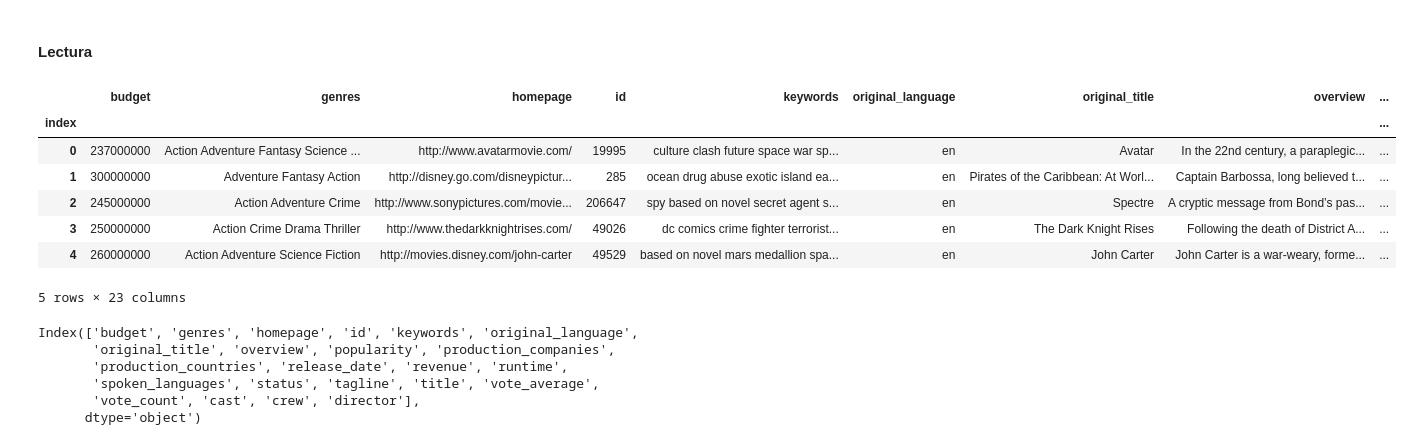
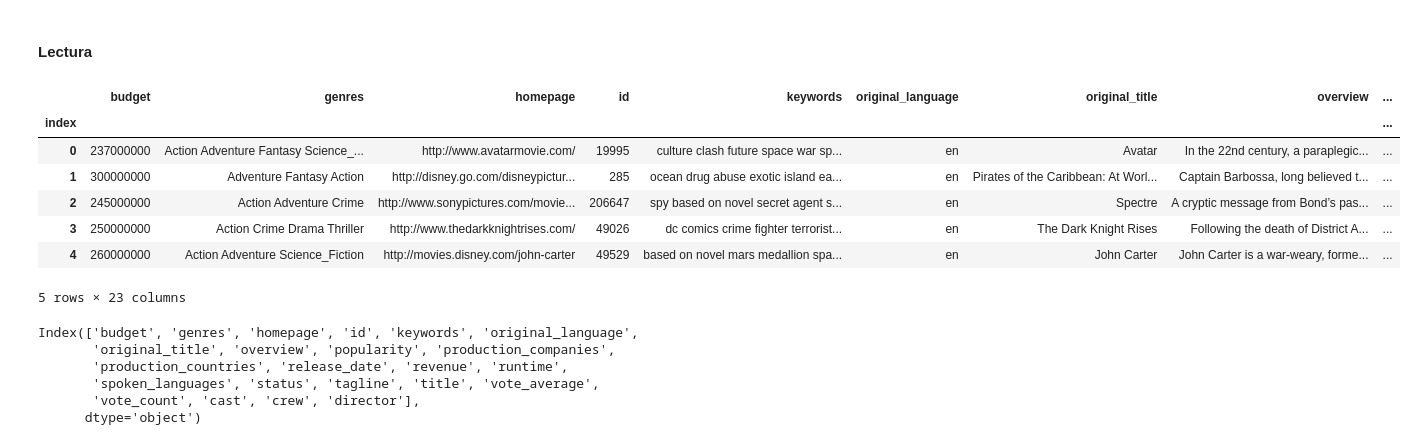
Before and after one commit to fernandoperezalba/PracticaVisualizacion, a Jupyter notebook: notebooks/EDA.ipynb, the cells around one changed output. Drawn from its saved outputs; the diff is of its cells as text; code cells hidden in the pictures.

Commit message:
implement initial data processing pipeline

```diff
--- a/notebooks/EDA.ipynb
+++ b/notebooks/EDA.ipynb
@@ -14,16 +14,16 @@ https://www.kaggle.com/datasets/utkarshx27/movies-dataset?resource=download
 # %% [markdown]
 #### Lectura
 # %%
-df = pd.read_csv('movie_dataset.csv', index_col='index')
+df = pd.read_csv('../data/movie_dataset.csv', index_col='index')
 df.head()
 # %% [output]
 |  | budget | genres | homepage | id | keywords | original_language | original_title | overview | ... |
 | index |  |  |  |  |  |  |  |  | ... |
-| 0 | 237000000 | Action Adventure Fantasy Science ... | http://www.avatarmovie.com/ | 19995 | culture clash future space war sp... | en | Avatar | In the 22nd century, a paraplegic... | ... |
+| 0 | 237000000 | Action Adventure Fantasy Science_... | http://www.avatarmovie.com/ | 19995 | culture clash future space war sp... | en | Avatar | In the 22nd century, a paraplegic... | ... |
 | 1 | 300000000 | Adventure Fantasy Action | http://disney.go.com/disneypictur... | 285 | ocean drug abuse exotic island ea... | en | Pirates of the Caribbean: At Worl... | Captain Barbossa, long believed t... | ... |
 | 2 | 245000000 | Action Adventure Crime | http://www.sonypictures.com/movie... | 206647 | spy based on novel secret agent s... | en | Spectre | A cryptic message from Bond’s pas... | ... |
 | 3 | 250000000 | Action Crime Drama Thriller | http://www.thedarkknightrises.com/ | 49026 | dc comics crime fighter terrorist... | en | The Dark Knight Rises | Following the death of District A... | ... |
-| 4 | 260000000 | Action Adventure Science Fiction | http://movies.disney.com/john-carter | 49529 | based on novel mars medallion spa... | en | John Carter | John Carter is a war-weary, forme... | ... |
+| 4 | 260000000 | Action Adventure Science_Fiction | http://movies.disney.com/john-carter | 49529 | based on novel mars medallion spa... | en | John Carter | John Carter is a war-weary, forme... | ... |
 5 rows × 23 columns
 # %%
 df.columns
```
Also changed, not shown: parts of 3 cells of this notebook, 1 other file.
